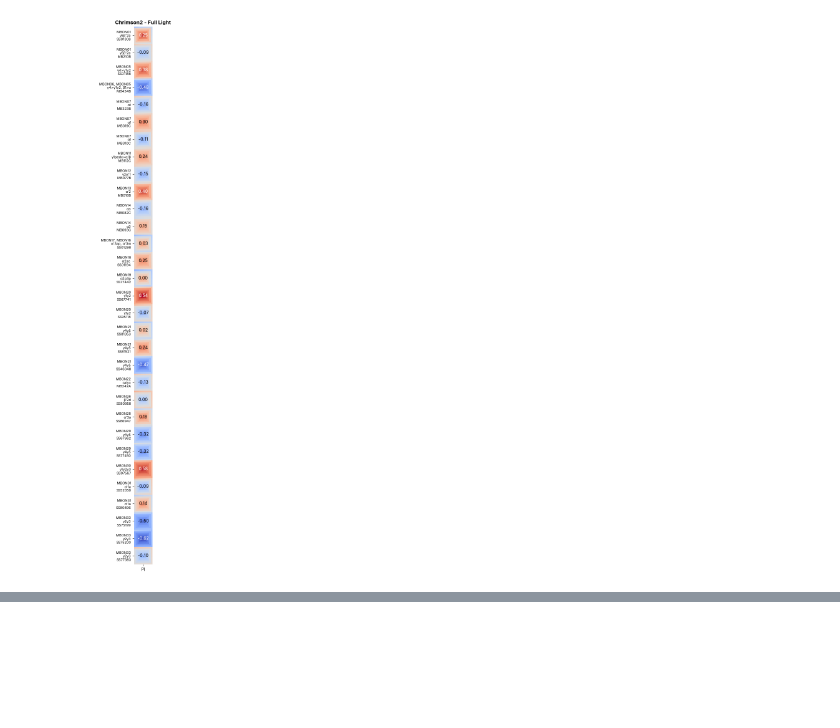
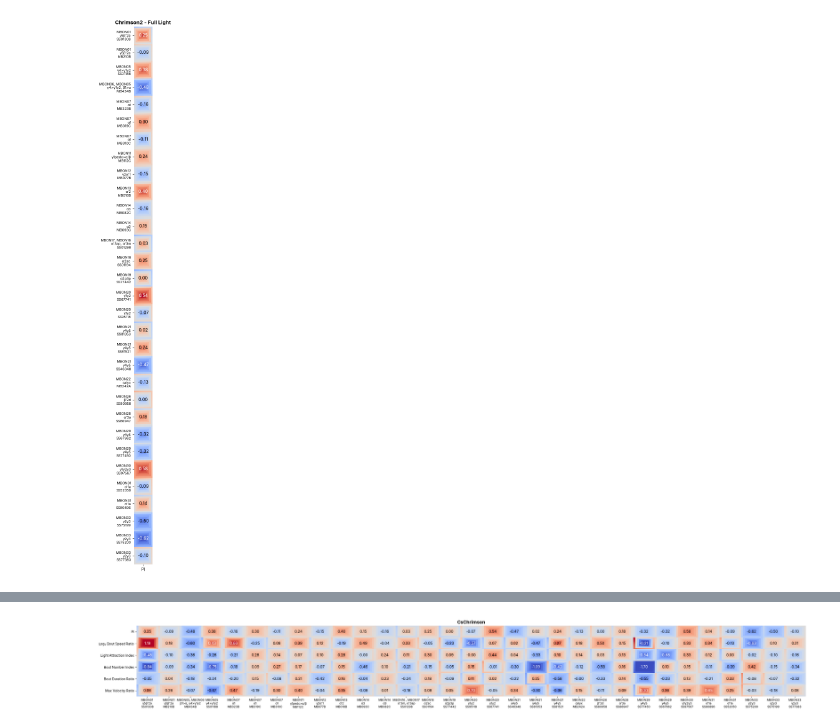
Before and after one commit to lnicole08/OSAR-Nicole-version, a Jupyter notebook: Vortex Maps.ipynb, the cells around one changed output, grey strips where cells are left out. Saved outputs shown, nothing was run; the diff lists cells and outputs as text; code cells hidden in the pictures; blank space fills up the shorter version.

```diff
--- a/Vortex Maps.ipynb
+++ b/Vortex Maps.ipynb
@@ -243,0 +244,25 @@ plt.show()
+# %%
+# All metrics in one heatmap — TRANSPOSED (MBONs on x-axis, Metrics on y-axis)
+spirals, mean_vals, mbons = build_vortex_df(osar_data, responder, METRICS, lobelocation)
+
+if responder == "ACR":
+    responderrename = "GtACR1"
+if responder == 'Chrimson2':
+    responderrename = 'CsChrimson'
+
+# Transpose spirals and mean_vals
+spirals_T = spirals.T
+mean_vals_T = mean_vals.T
+
+fig, ax = vortex_map(spirals_T, mean_vals_T, cmap='coolwarm', vmin=-1.5, vmax=1.5,
+                     figsize=(30, 4), annot=True, annot_fontsize=11)
+
+xlabels = create_labels(mbons, lobelocation, sep='\n')
+ax.set_xticklabels(xlabels, fontsize=9, rotation=0, ha='center')
+ax.set_yticklabels([METRIC_DISPLAY.get(m, m) for m in METRICS], fontsize=10)
+ax.set_title(f"{responderrename}", fontsize=14, fontweight='bold')
+
+plt.tight_layout()
+plt.show()
+# %% [output]
+[figure, added]
```
Also changed, not shown: parts of 3 cells of this notebook, 2 other files.
